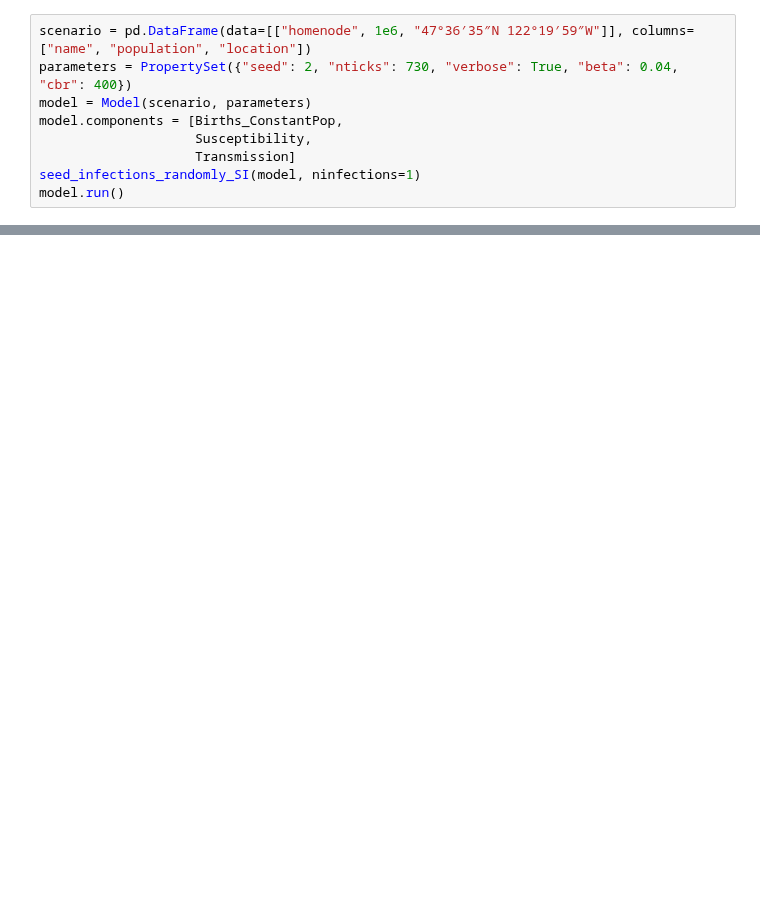
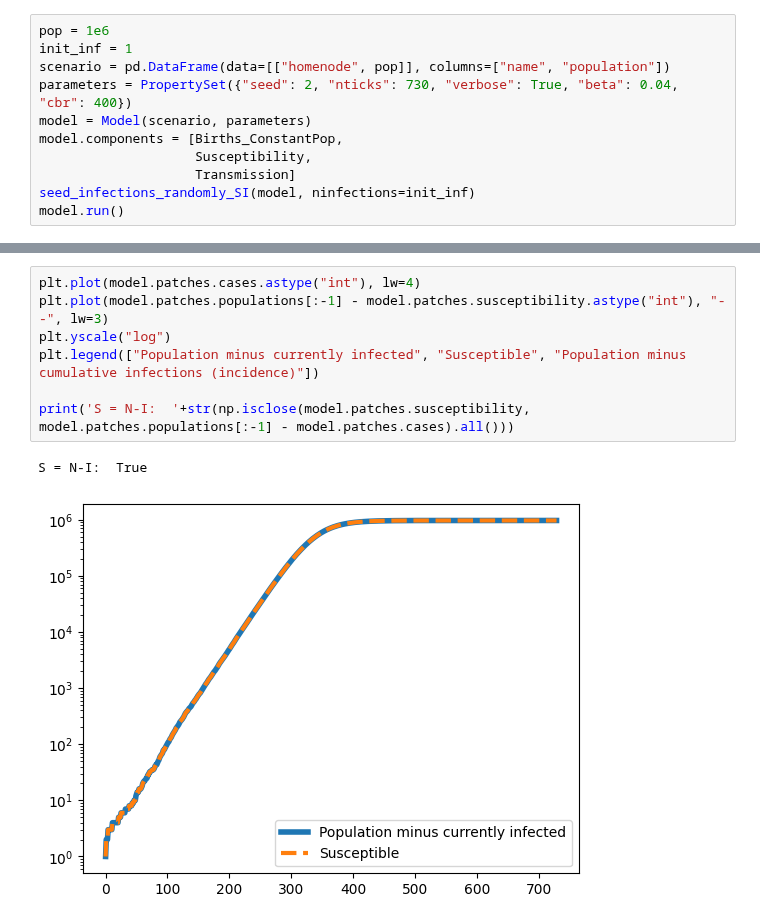
Before and after one commit to InstituteforDiseaseModeling/laser-generic, a Jupyter notebook: notebooks/SI_wbirths_logistic_growth.ipynb, the cells around one changed output, grey strips where cells are left out. Drawn from its saved outputs; the diff is of its cells as text; blank space fills up the shorter version.

```diff
--- a/notebooks/SI_wbirths_logistic_growth.ipynb
+++ b/notebooks/SI_wbirths_logistic_growth.ipynb
@@ -45,12 +47,14 @@ f"{np.__version__=}"
 # %% [output]
 "np.__version__='1.26.4'"
 # %%
-scenario = pd.DataFrame(data=[["homenode", 1e6, "47°36′35″N 122°19′59″W"]], columns=["name", "population", "location"])
+pop = 1e6
+init_inf = 1
+scenario = pd.DataFrame(data=[["homenode", pop]], columns=["name", "population"])
 parameters = PropertySet({"seed": 2, "nticks": 730, "verbose": True, "beta": 0.04, "cbr": 400})
 model = Model(scenario, parameters)
 model.components = [Births_ConstantPop,
                     Susceptibility,
                     Transmission]
-seed_infections_randomly_SI(model, ninfections=1)
+seed_infections_randomly_SI(model, ninfections=init_inf)
 model.run()
 # %% [output]
@@ -85,0 +74,10 @@ plt.yscale("log")
+# %%
+plt.plot(model.patches.cases.astype("int"), lw=4)
+plt.plot(model.patches.populations[:-1] - model.patches.susceptibility.astype("int"), "--", lw=3)
+plt.yscale("log")
+plt.legend(["Population minus currently infected", "Susceptible", "Population minus cumulative infections (incidence)"])
+
+print('S = N-I:  '+str(np.isclose(model.patches.susceptibility, model.patches.populations[:-1] - model.patches.cases).all()))
+# %% [output]
+S = N-I:  True
+[figure, added]
```
Also changed, not shown: parts of 18 cells of this notebook, 7 other files.
